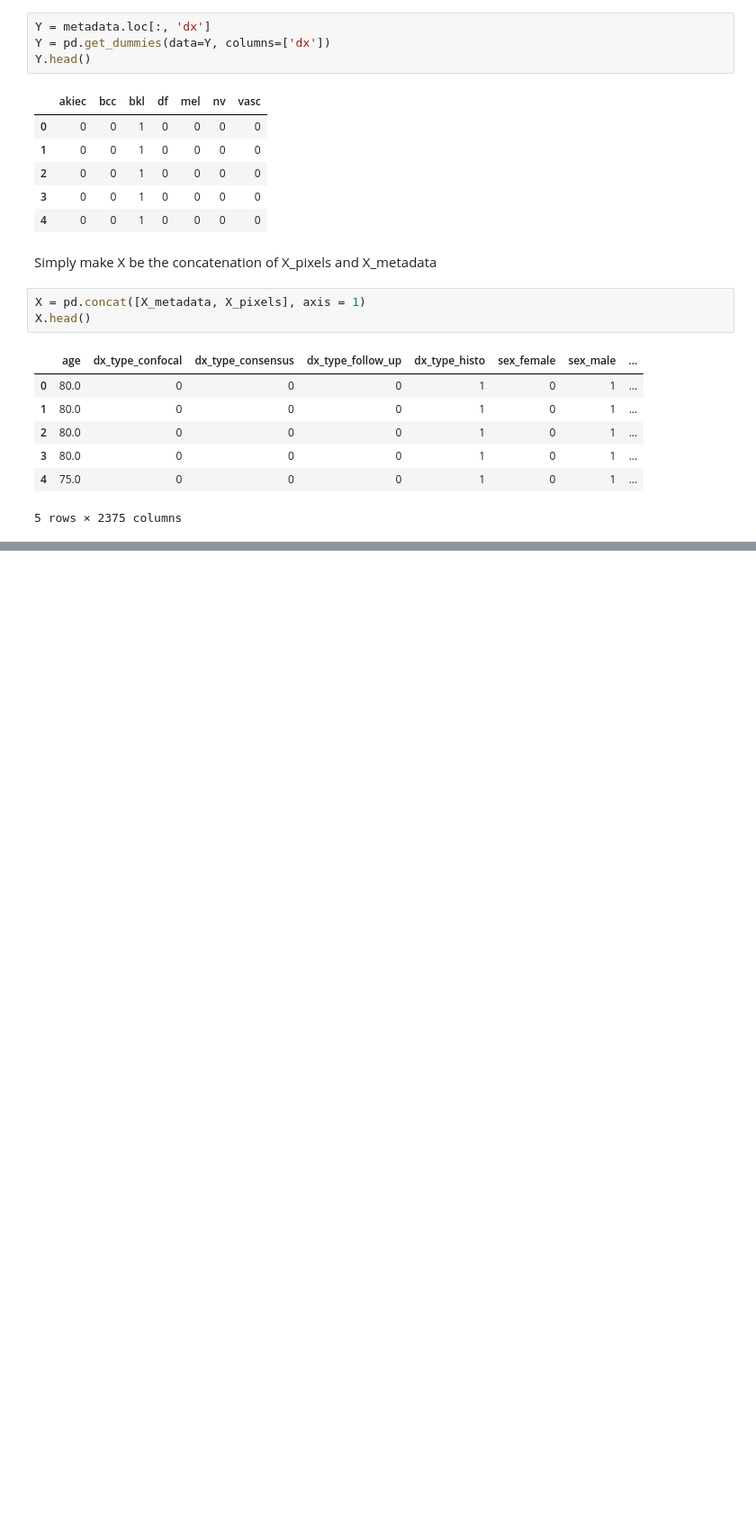
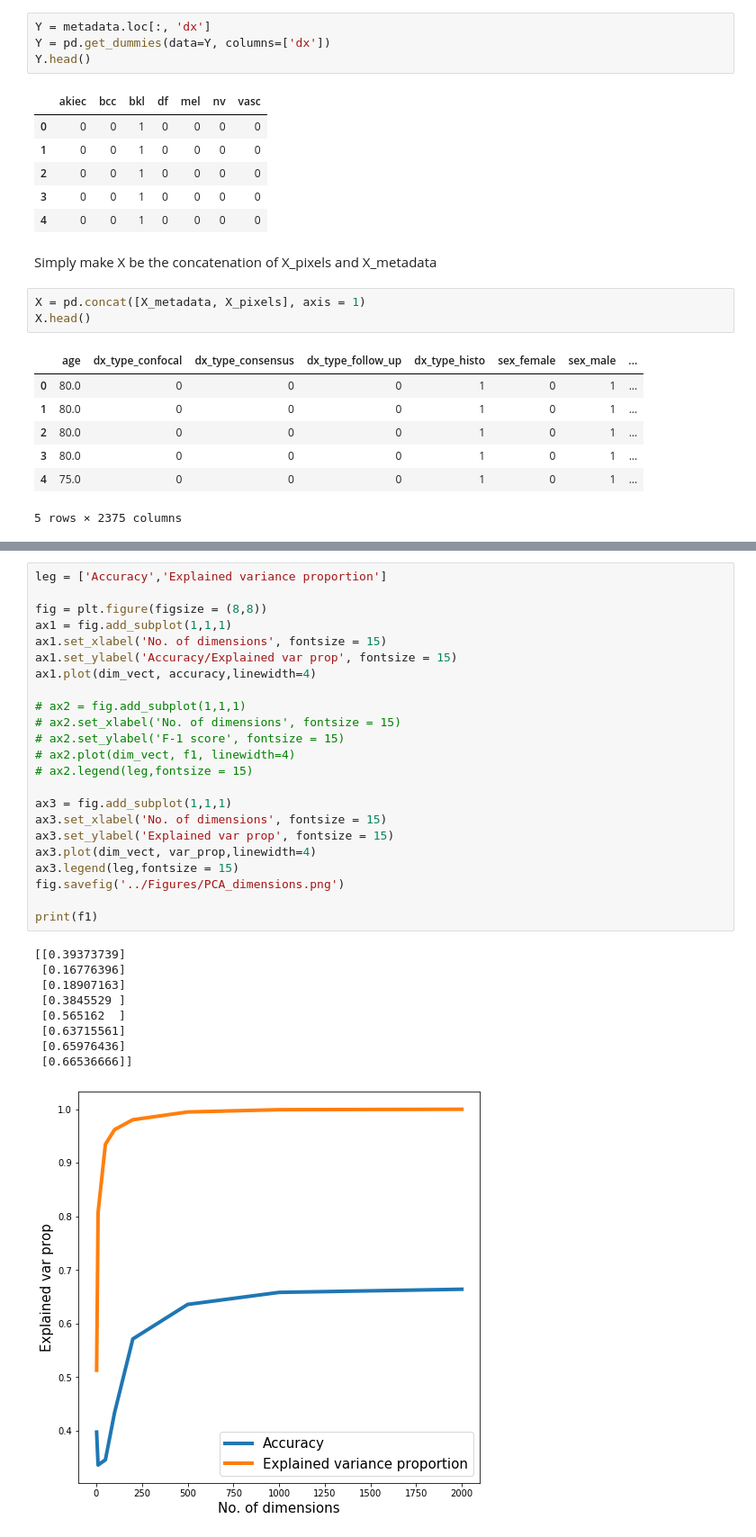
Before and after one commit to SamuelStentz/SkinCancerAnalysis, a Jupyter notebook: Analysis/analysis_Medha.ipynb, the cells around one changed output, grey strips where cells are left out. Shown: that part at 90% size. Drawn from its saved outputs; the diff is of its cells as text; blank space fills up the shorter version.

```diff
--- a/Analysis/analysis_Medha.ipynb
+++ b/Analysis/analysis_Medha.ipynb
@@ -173 +233,34 @@ Explained variance ratio of components: [0.34918535 0.19008367 0.1250629 ]
+# %%
+leg = ['Accuracy','Explained variance proportion']
+
+fig = plt.figure(figsize = (8,8))
+ax1 = fig.add_subplot(1,1,1)
+ax1.set_xlabel('No. of dimensions', fontsize = 15)
+ax1.set_ylabel('Accuracy/Explained var prop', fontsize = 15)
+ax1.plot(dim_vect, accuracy,linewidth=4)
+
+# ax2 = fig.add_subplot(1,1,1)
+# ax2.set_xlabel('No. of dimensions', fontsize = 15)
+# ax2.set_ylabel('F-1 score', fontsize = 15)
+# ax2.plot(dim_vect, f1, linewidth=4)
+# ax2.legend(leg,fontsize = 15)
+
+ax3 = fig.add_subplot(1,1,1)
+ax3.set_xlabel('No. of dimensions', fontsize = 15)
+ax3.set_ylabel('Explained var prop', fontsize = 15)
+ax3.plot(dim_vect, var_prop,linewidth=4)
+ax3.legend(leg,fontsize = 15)
+fig.savefig('../Figures/PCA_dimensions.png')
+
+print(f1)
+# %% [output]
+[[0.39373739]
+ [0.16776396]
+ [0.18907163]
+ [0.3845529 ]
+ [0.565162  ]
+ [0.63715561]
+ [0.65976436]
+ [0.66536666]]
+[figure, added]
 # %%
```
Also changed, not shown: parts of 10 cells of this notebook.
